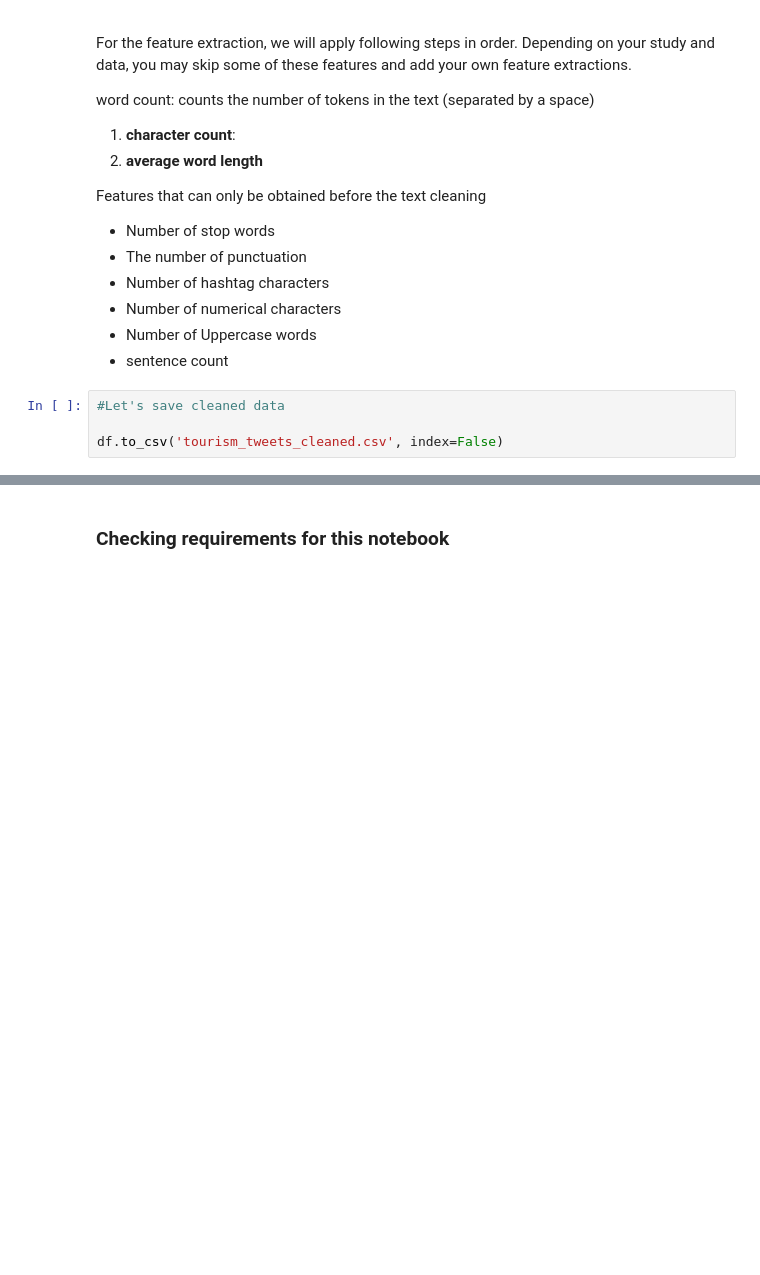
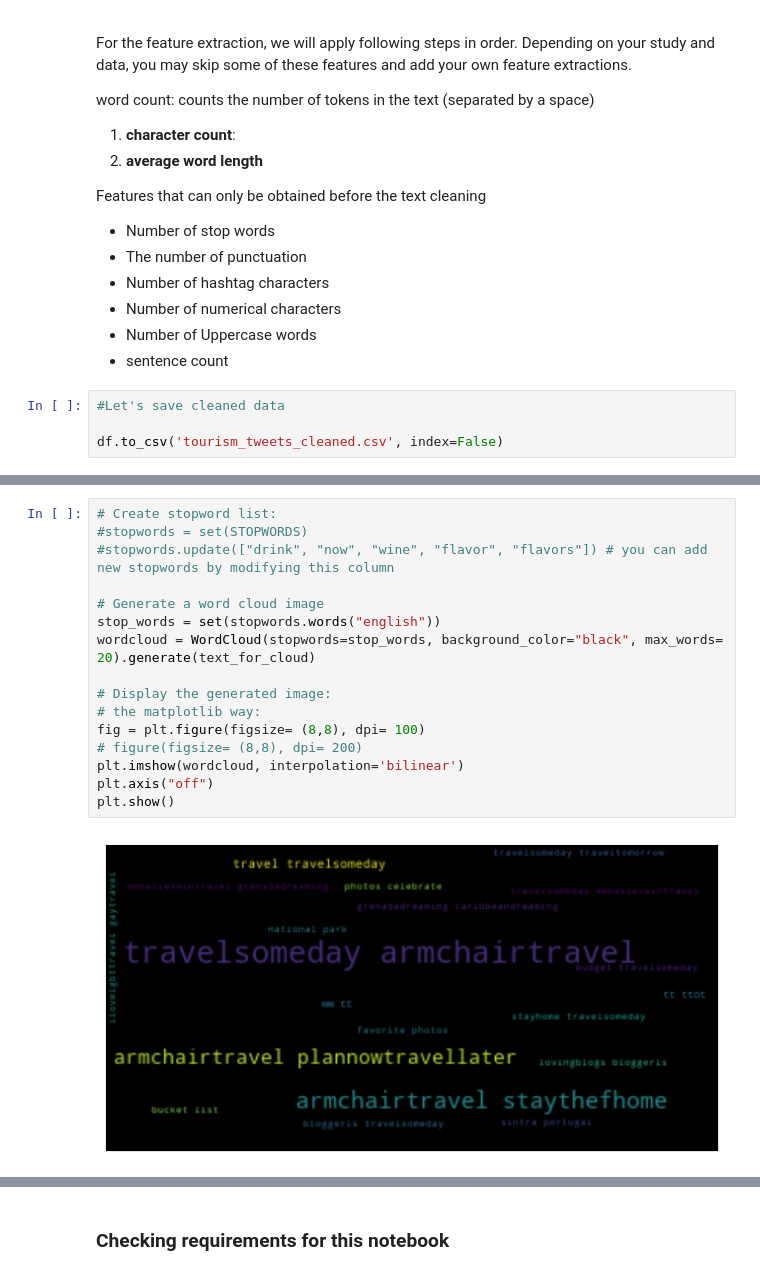
Before and after one commit to DataScience-in-Tourism/Chapter-15-Introduction-Natural-Language-Processing, a Jupyter notebook: Text_cleaning_Tourism_data.ipynb, the cells around one changed output, grey strips where cells are left out. Drawn from its saved outputs; the diff is of its cells as text; blank space fills up the shorter version.

```diff
--- a/Text_cleaning_Tourism_data.ipynb
+++ b/Text_cleaning_Tourism_data.ipynb
@@ -843,0 +910,18 @@ df.to_csv('tourism_tweets_cleaned.csv', index=False)
+# %%
+# Create stopword list:
+#stopwords = set(STOPWORDS)
+#stopwords.update(["drink", "now", "wine", "flavor", "flavors"]) # you can add new stopwords by modifying this column
+
+# Generate a word cloud image
+stop_words = set(stopwords.words("english"))
+wordcloud = WordCloud(stopwords=stop_words, background_color="black", max_words= 20).generate(text_for_cloud)
+
+# Display the generated image:
+# the matplotlib way:
+fig = plt.figure(figsize= (8,8), dpi= 100)
+# figure(figsize= (8,8), dpi= 200)
+plt.imshow(wordcloud, interpolation='bilinear')
+plt.axis("off")
+plt.show()
+# %% [output]
+[figure, added]
```
Also changed, not shown: parts of 27 cells of this notebook.
